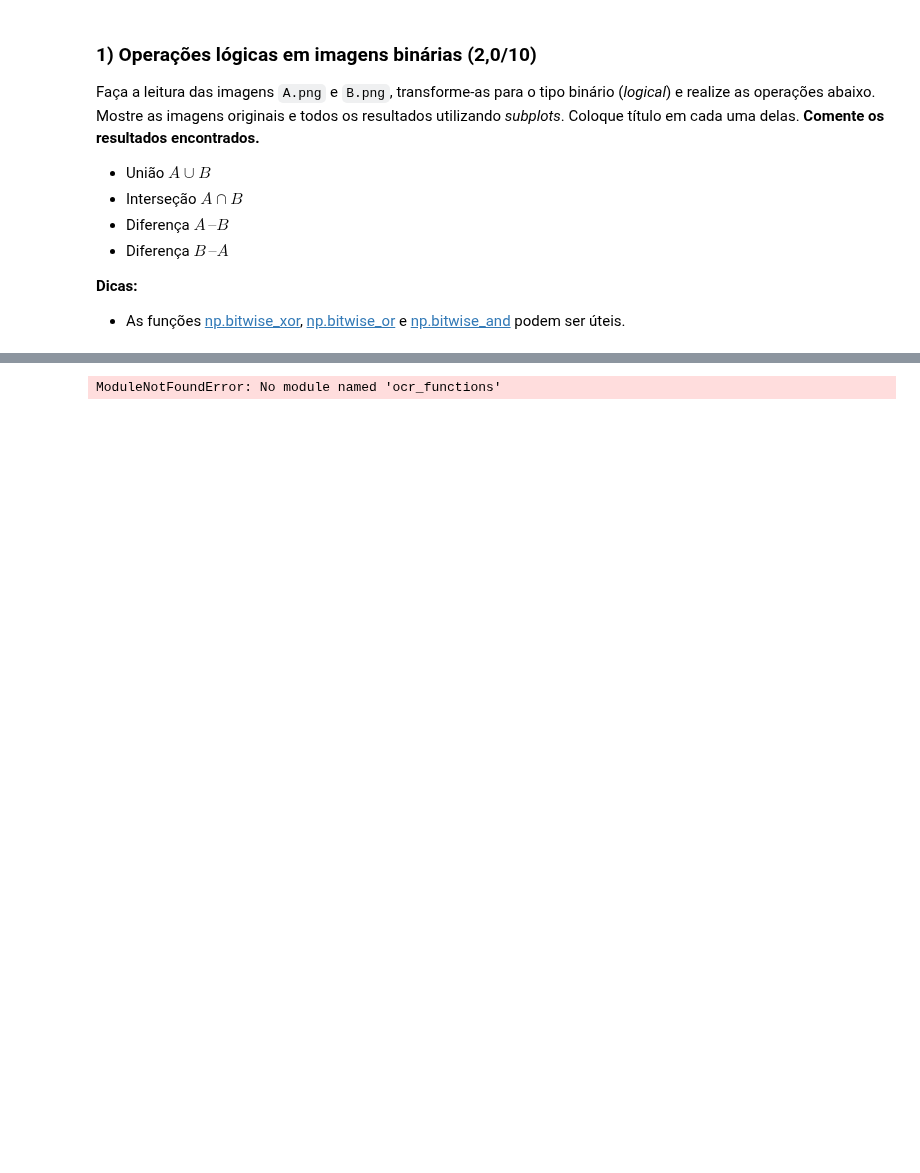
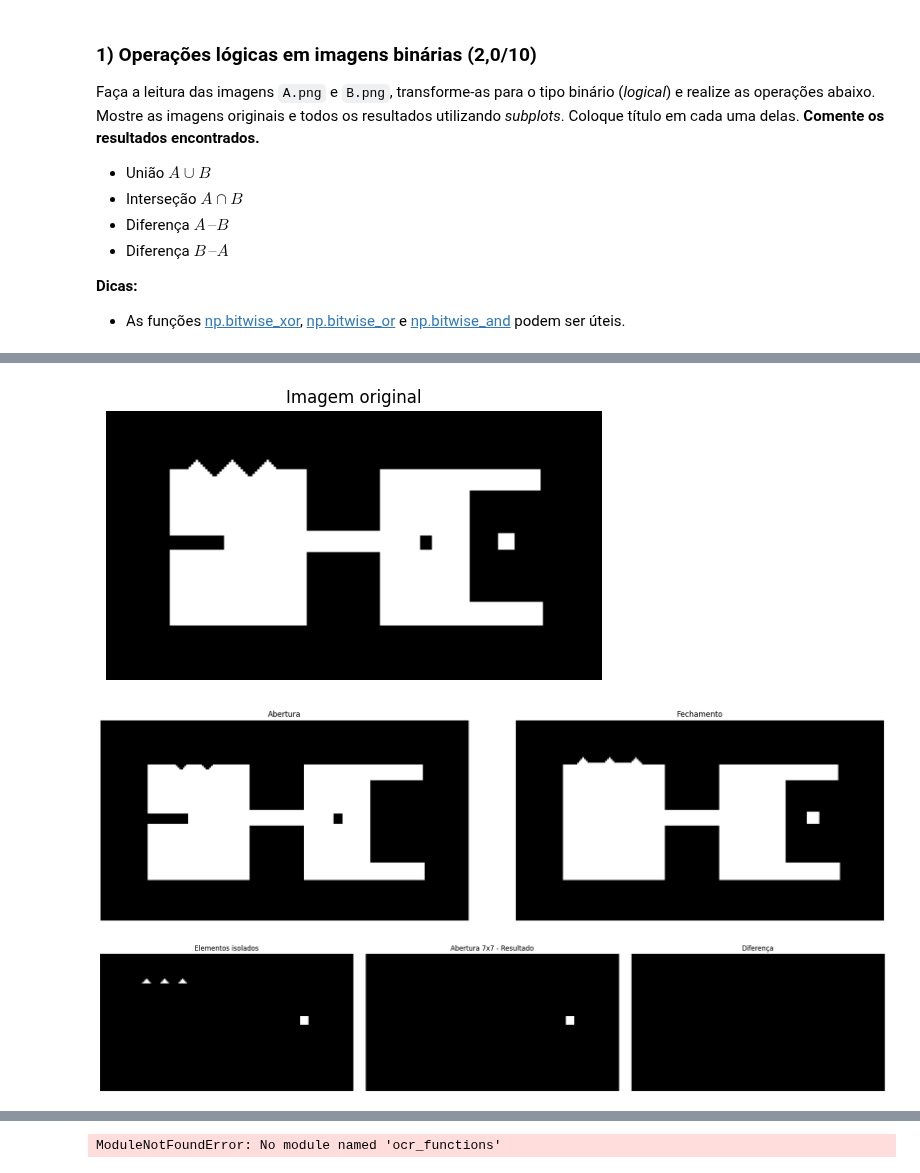
Before and after one commit to DanFerrari/comp_vision_usp, a Jupyter notebook: Lista_de_Exercicio_2.ipynb, the cells around one changed output, grey strips where cells are left out. Saved outputs shown, nothing was run; the diff lists cells and outputs as text; code cells hidden in the pictures; blank space fills up the shorter version.

```diff
--- a/Lista_de_Exercicio_2.ipynb
+++ b/Lista_de_Exercicio_2.ipynb
@@ -270,3 +348,43 @@ cv.morphologyEx(myImg, cv.MORPH_CLOSE, SE)
+# %%
+## -- Seu código começa AQUI -- ##
+img = cv.imread("../comp_vision_usp/imagens/pratica_02/shapes.png")
+img2 = cv.imread("../comp_vision_usp/imagens/pratica_02/shapes_resultado.png")
+se_quadrado_9 = cv.getStructuringElement(cv.MORPH_RECT,(9,9))
+
+abertura = cv.morphologyEx(img,cv.MORPH_OPEN,se_quadrado_9)
+fechamento = cv.morphologyEx(img,cv.MORPH_CLOSE,se_quadrado_9)
+
+plt.imshow(img)
+plt.axis("off")
+plt.title("Imagem original")
+plt.show()
+
+exibir_imagens_horizontal([abertura,fechamento],["Abertura","Fechamento"])
+
+isolando = np.bitwise_xor(img, abertura)
+
+se_quadrado_7 = cv.getStructuringElement(cv.MORPH_RECT,(7,7))
+resultado = cv.morphologyEx(isolando, cv.MORPH_OPEN, se_quadrado_7)
+
+diferenca  = np.bitwise_xor(resultado,img2)
+
+exibir_imagens_horizontal(
+    [isolando, resultado, diferenca],
+    titles=[
+        "Elementos isolados",
+        "Abertura 7x7 - Resultado",
+        "Diferença"
+    ]
+)
+
+
+## -- Seu código termina AQUI -- ##
+
+## -- COMENTÁRIOS -- ##
+# %% [output]
+[figure, added]
+[figure, added]
+[figure, added]
 # %% [markdown]
 ### 5) Hit or Miss (1.5/10)
 
```
Also changed, not shown: parts of 5 cells of this notebook.
